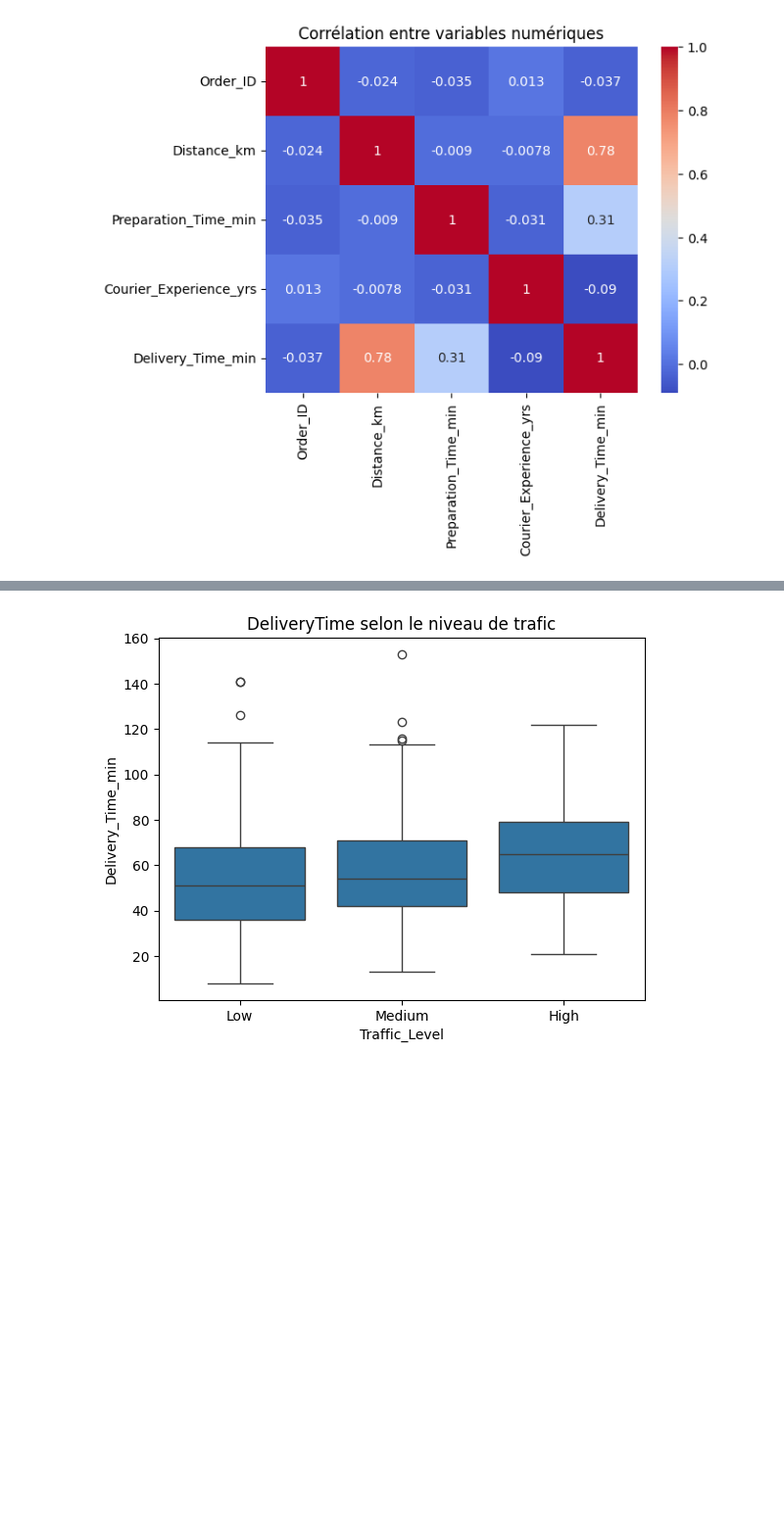
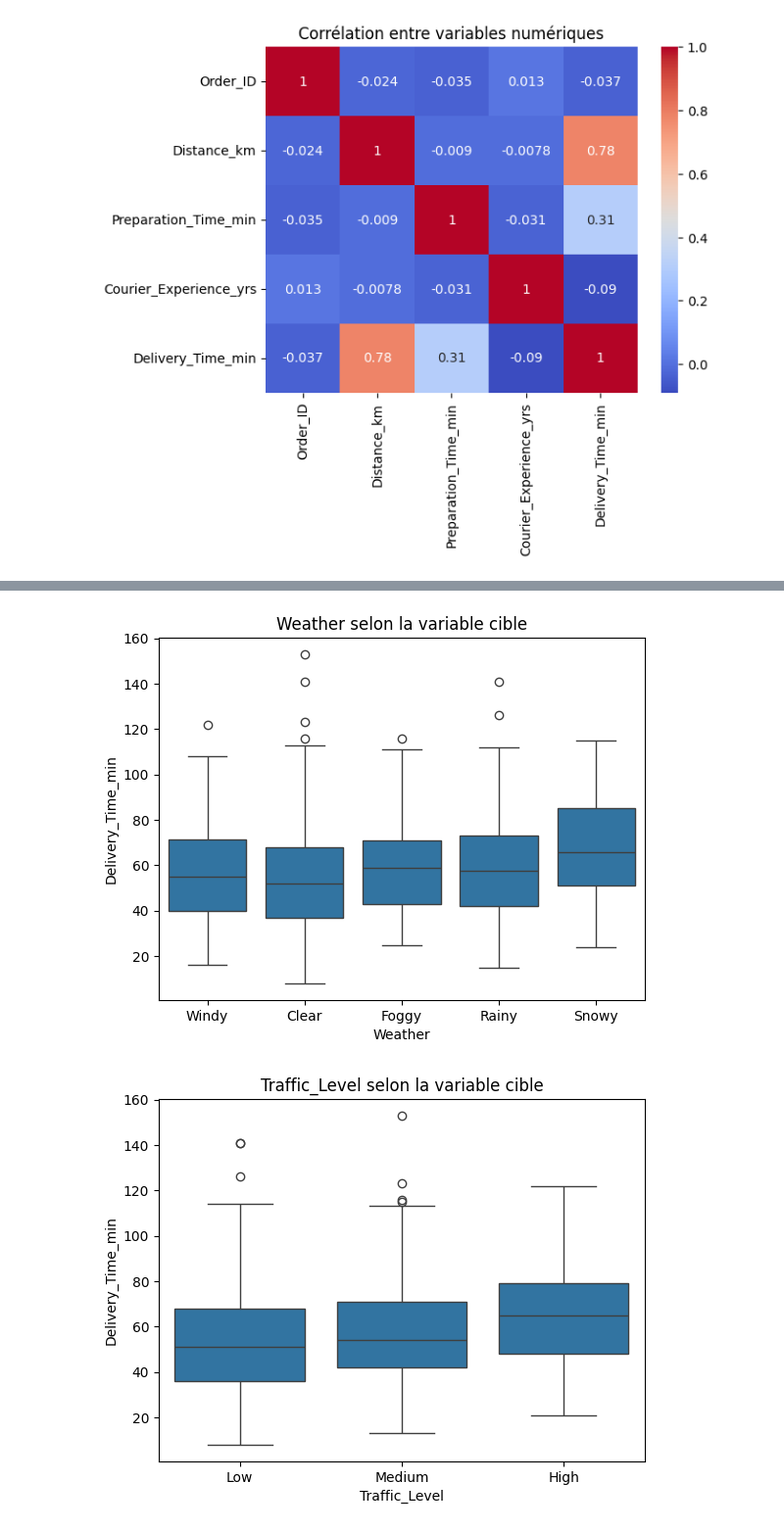
Before and after one commit to KarimaChami/Projet-prediction-du-Temps-de-Livraison, a Jupyter notebook: EDA.ipynb, the cells around one changed output, grey strips where cells are left out. Shown: that part at 98% size. Saved outputs shown, nothing was run; the diff lists cells and outputs as text; code cells hidden in the pictures; blank space fills up the shorter version.

```diff
--- a/EDA.ipynb
+++ b/EDA.ipynb
@@ -38,7 +38,7 @@ dtype: object
 cat_cols = ['Weather','Traffic_Level','Time_of_Day']
 for col in cat_cols :
     csv[col].fillna(csv[col].mode()[0],inplace=True)
-csv['Courier_Experience_yrs'].fillna(csv['Courier_Experience_yrs'].mean())
+csv["Courier_Experience_yrs"] = csv["Courier_Experience_yrs"].fillna(csv["Courier_Experience_yrs"].mean())
 
 print(csv.isnull().sum())
 # %% [output]
@@ -80,7 +78,7 @@ plt.show()
 cat_cols = csv.select_dtypes(include=['object']).columns
 for col in cat_cols:
  if col != 'Order_ID':
-   sns.countplot(data=csv,x=csv[col],hue='Delivery_Time_min')
+   sns.countplot(data=csv,x=col)
    plt.show()
 #    plt.figure(figsize=(12,4))
 # print(csv['Delivery_Time_min'].value_counts(normalize=True))
@@ -93,7 +91,10 @@ for col in cat_cols:
 # %%
 #DeliveryTime vs Traffic_Level
-sns.boxplot(x="Traffic_Level",y="Delivery_Time_min",data=csv)
-plt.title("DeliveryTime selon le niveau de trafic")
-plt.show()
+for col in cat_cols :
+  if col != 'Order_ID':
+    sns.boxplot(x=col,y="Delivery_Time_min",data=csv)
+    plt.title(f"{col} selon la variable cible")
+    plt.show()
 # %% [output]
-[figure, old version]
+[figure, new version]
+[figure, added]
```
Also changed, not shown: parts of 4 cells of this notebook, 3 other files.
